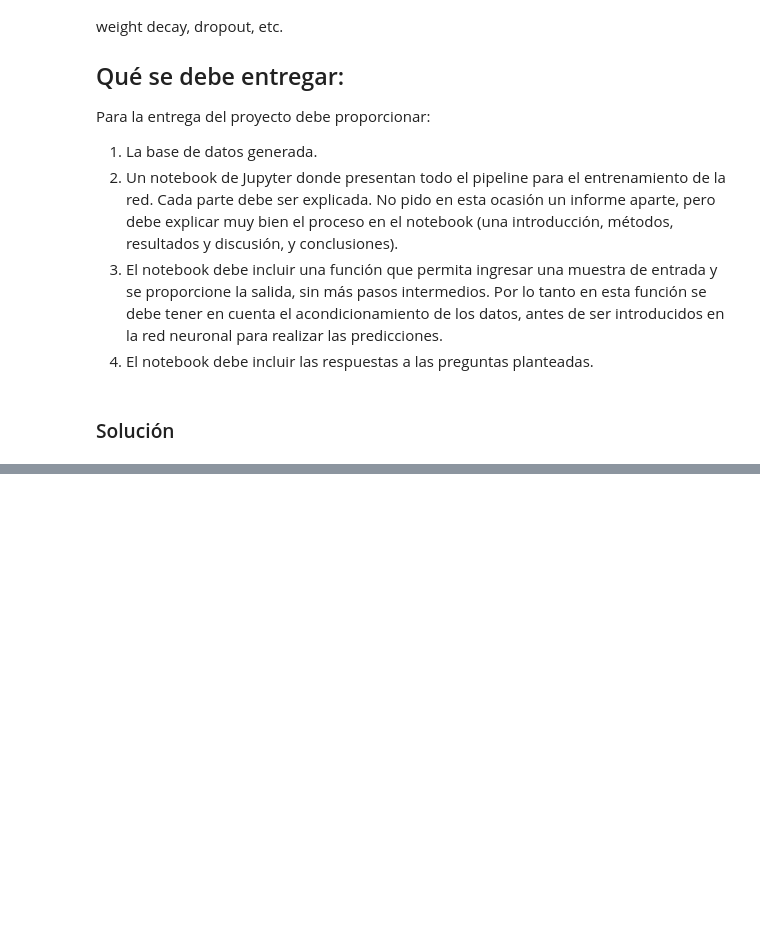
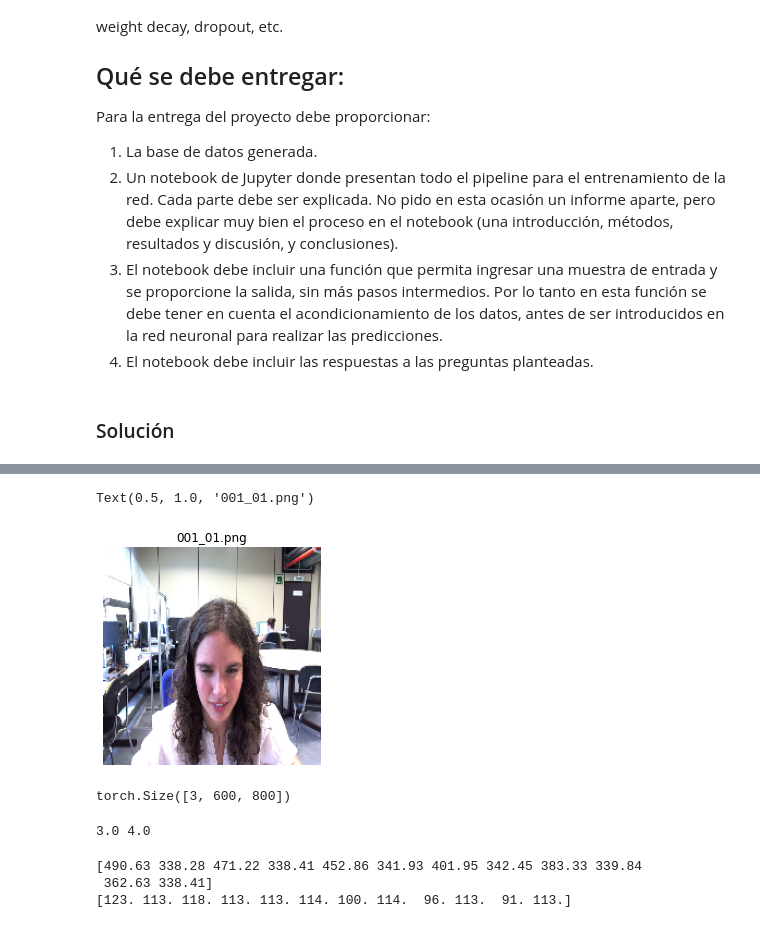
Before and after one commit to gsarmientod/MLP_OJOS, a Jupyter notebook: Donde estan los ojos.ipynb, the cells around one changed output, grey strips where cells are left out. Drawn from its saved outputs; the diff is of its cells as text; code cells hidden in the pictures; blank space fills up the shorter version.

```diff
--- a/Donde estan los ojos.ipynb
+++ b/Donde estan los ojos.ipynb
@@ -40,0 +110,36 @@ prueba commit camila
+# %%
+person = read_image(images[0])
+
+anot0_file = "DataIMG/labels/" + images[0][15:19] + 'image_labels.txt'
+anot0 = np.genfromtxt(anot0_file)
+anot0 = np.array(anot0[0:1,1:]).reshape(12)
+
+resize = transforms.Resize(size=(200,200))
+
+plt.imshow(resize(person).permute(1,2,0))
+plt.axis('off')
+plt.title(images[0][15:])
+# %% [output]
+Text(0.5, 1.0, '001_01.png')
+[figure, added]
+# %%
+print(person.shape)
+# %% [output]
+torch.Size([3, 600, 800])
+# %%
+dy, dx = person.shape[1]/200, person.shape[2]/200
+print(dy, dx)
+# %% [output]
+3.0 4.0
+# %%
+print(anot0)
+for i in range(12):
+    if i == 0 or i % 2 ==0:
+        anot0[i] = np.round(anot0[i]/dx)
+    else:
+        anot0[i] = np.round(anot0[i]/dy)
+print(anot0)
+# %% [output]
+[490.63 338.28 471.22 338.41 452.86 341.93 401.95 342.45 383.33 339.84
+ 362.63 338.41]
+[123. 113. 118. 113. 113. 114. 100. 114.  96. 113.  91. 113.]
```
Also changed, not shown: parts of 9 cells of this notebook, 2 other files.
